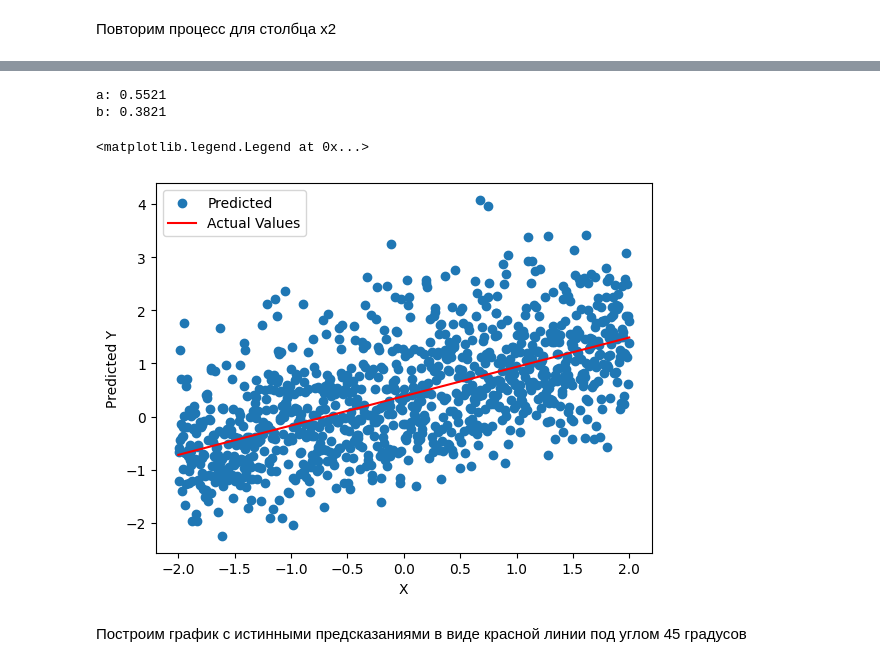
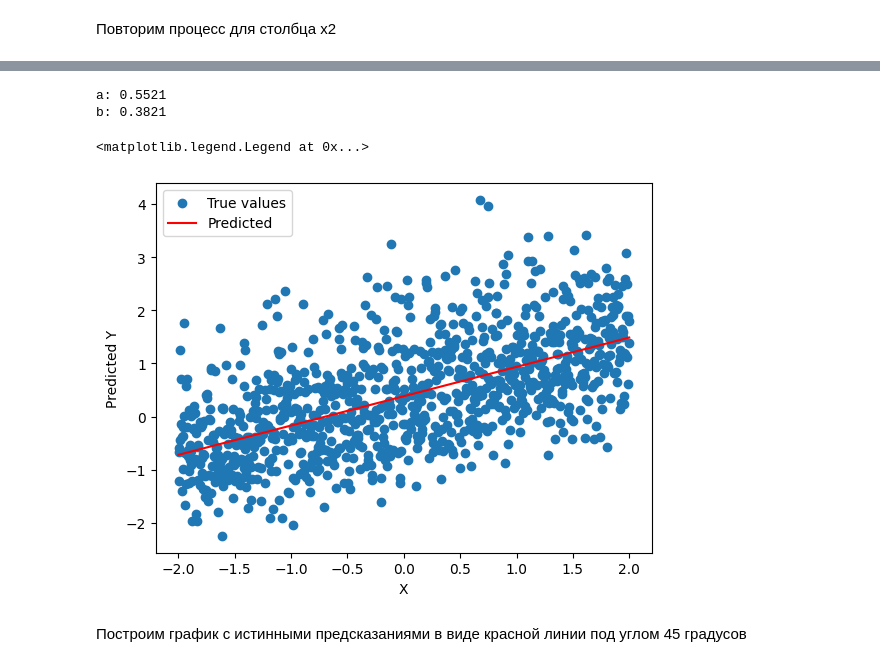
Before and after one commit to kraggg/DataAnalysis, a Jupyter notebook: ЛР_3_Бабенко_8.ipynb, the cells around one changed output, grey strips where cells are left out. Cells and saved outputs as stored; diff of their text form; code cells hidden in the pictures.

```diff
--- a/ЛР_3_Бабенко_8.ipynb
+++ b/ЛР_3_Бабенко_8.ipynb
@@ -208,21 +208,21 @@ R2 metric: 0.3228
 # %%
 # получение коэффициента регрессии
 a = model.coef_
 b = model.intercept_
 
 print(f'a: {a[0]:.4f}\nb: {b:.4f}')
 
-plt.scatter(df['x2'], df['y'], label="Predicted") # зависимость целевого столбца от конкретного столбца х1 (точечный график)
+plt.scatter(df['x2'], df['y'], label="True values") # зависимость целевого столбца от конкретного столбца х1 (точечный график)
 # т.к. линейная регрессия – линия, можно использовать формулу y=ax+b:
-plt.plot([-2, 2], [a*(-2) + b, a*2 + b], "r", label="Actual Values")
+plt.plot([-2, 2], [a*(-2) + b, a*2 + b], "r", label="Predicted")
 plt.xlabel("X")
 plt.ylabel("Predicted Y")
 plt.legend()
 # %% [output]
 a: 0.5521
 b: 0.3821
 <matplotlib.legend.Legend at 0x...>
-[figure, old version]
+[figure, new version]
 # %% [markdown]
 Построим график с истинными предсказаниями в виде красной линии под углом 45 градусов
 # %%
```
Also changed, not shown: parts of 12 cells of this notebook.
